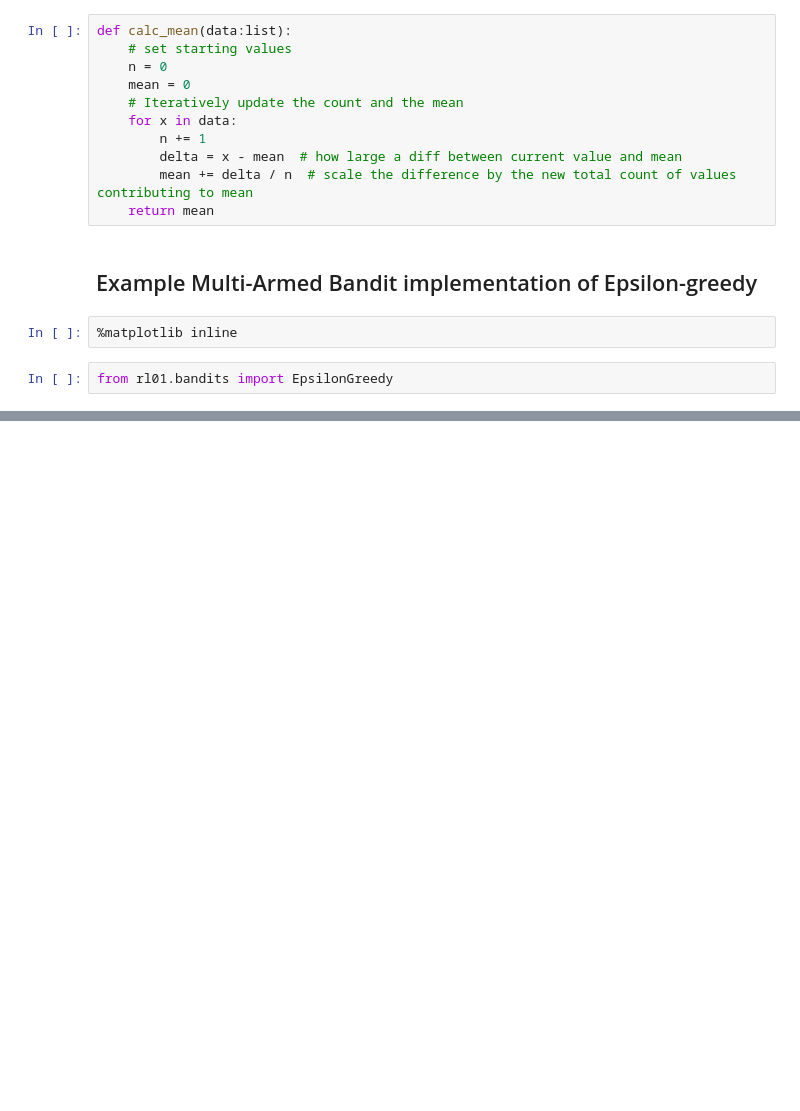
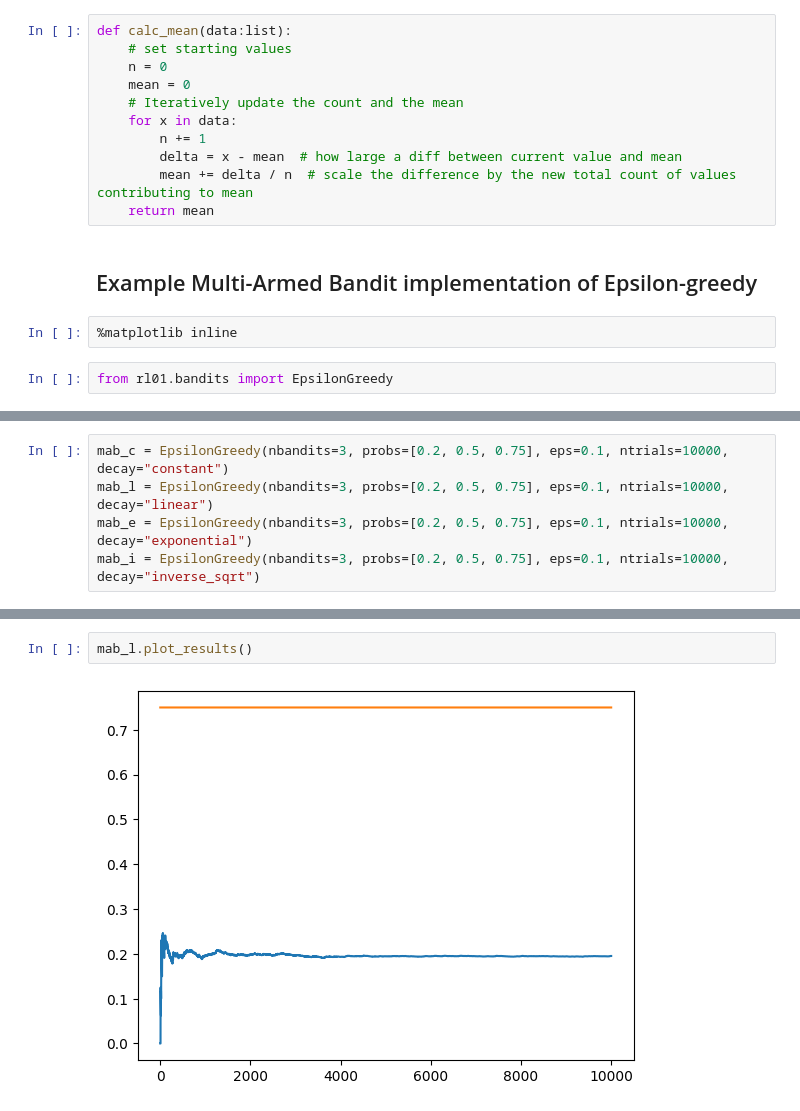
Before and after one commit to clrogers2/reinforcement-learning, a Jupyter notebook: notebooks/01_MultiArmBandit.ipynb, the cells around one changed output, grey strips where cells are left out. Cells and saved outputs as stored; diff of their text form; blank space fills up the shorter version.

Commit message:
Analyze performance of bandits with epsilon decay

```diff
--- a/notebooks/01_MultiArmBandit.ipynb
+++ b/notebooks/01_MultiArmBandit.ipynb
@@ -86,0 +74,5 @@ Times Selected Optimal Bandit: 9285
+# %%
+mab_c = EpsilonGreedy(nbandits=3, probs=[0.2, 0.5, 0.75], eps=0.1, ntrials=10000, decay="constant")
+mab_l = EpsilonGreedy(nbandits=3, probs=[0.2, 0.5, 0.75], eps=0.1, ntrials=10000, decay="linear")
+mab_e = EpsilonGreedy(nbandits=3, probs=[0.2, 0.5, 0.75], eps=0.1, ntrials=10000, decay="exponential")
+mab_i = EpsilonGreedy(nbandits=3, probs=[0.2, 0.5, 0.75], eps=0.1, ntrials=10000, decay="inverse_sqrt")
@@ -89,2 +105,6 @@ mab.plot_results()
 # %% [output]
 [figure]
+# %%
+mab_l.plot_results()
+# %% [output]
+[figure, added]
```
Also changed, not shown: parts of 7 cells of this notebook.
